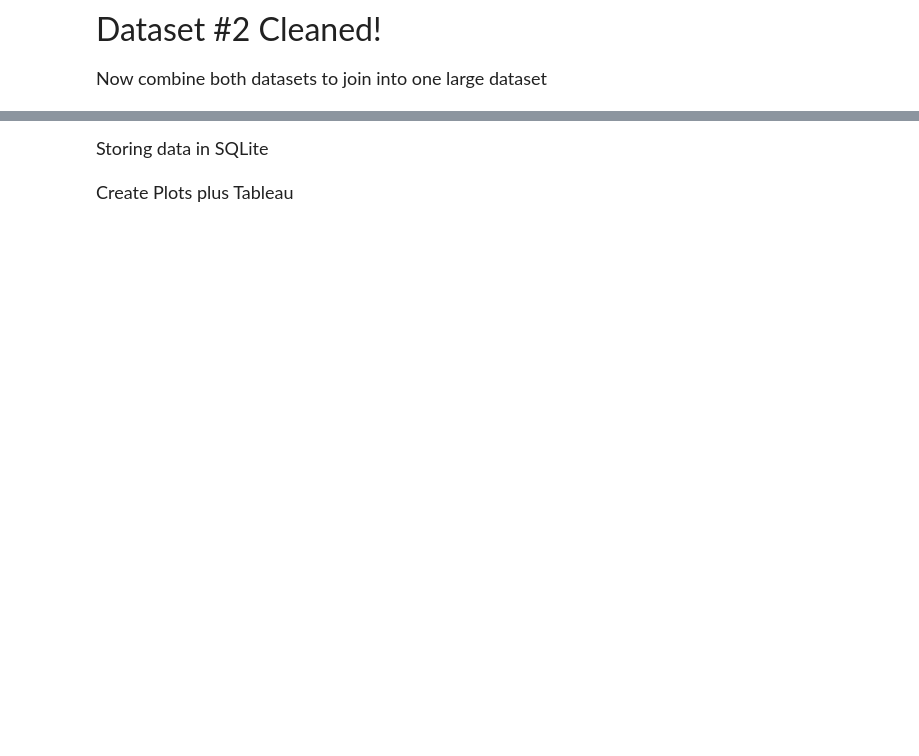
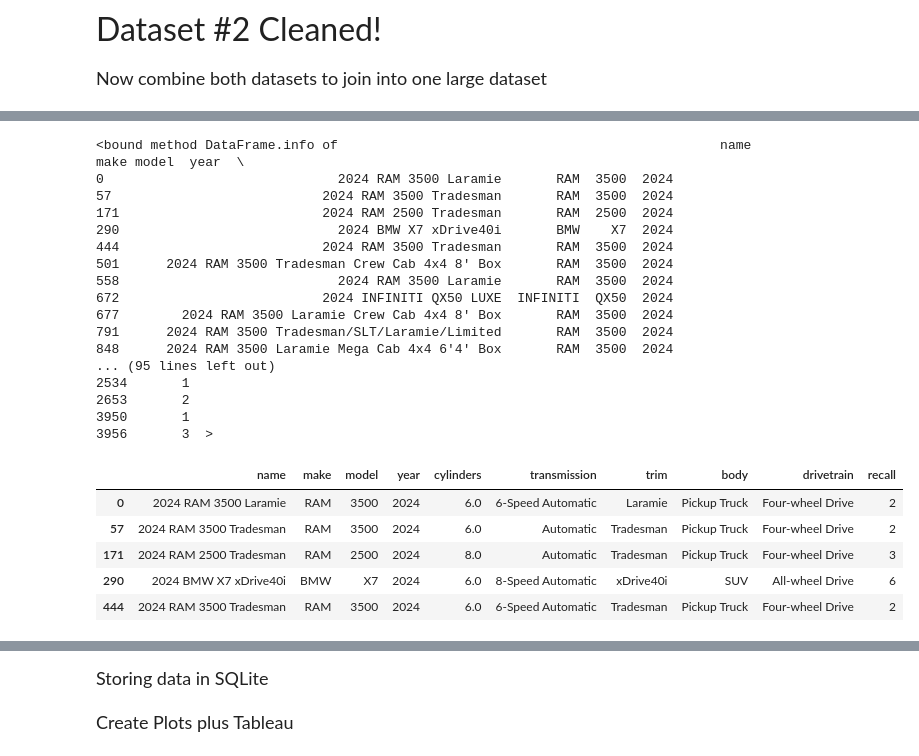
Before and after one commit to ellioc/VehicleRecalls2024, a Jupyter notebook: car_report.ipynb, the cells around one changed output, grey strips where cells are left out. Saved outputs shown, nothing was run; the diff lists cells and outputs as text; code cells hidden in the pictures; blank space fills up the shorter version.

```diff
--- a/car_report.ipynb
+++ b/car_report.ipynb
@@ -276,0 +364,29 @@ df_rcl.drop(columns= "DOCUMENT NAME")
+# %%
+finshed_df = merged_df.drop(columns=['summary', 'DOCUMENT NAME', 'NHTSA ID','price'])
+finshed_df = finshed_df.drop_duplicates()
+print(finshed_df.info)
+finshed_df.head()
+# %% [output]
+<bound method DataFrame.info of                                                 name      make model  year  \
+0                              2024 RAM 3500 Laramie       RAM  3500  2024
+57                           2024 RAM 3500 Tradesman       RAM  3500  2024
+171                          2024 RAM 2500 Tradesman       RAM  2500  2024
+290                            2024 BMW X7 xDrive40i       BMW    X7  2024
+444                          2024 RAM 3500 Tradesman       RAM  3500  2024
+501      2024 RAM 3500 Tradesman Crew Cab 4x4 8' Box       RAM  3500  2024
+558                            2024 RAM 3500 Laramie       RAM  3500  2024
+672                          2024 INFINITI QX50 LUXE  INFINITI  QX50  2024
+677        2024 RAM 3500 Laramie Crew Cab 4x4 8' Box       RAM  3500  2024
+791      2024 RAM 3500 Tradesman/SLT/Laramie/Limited       RAM  3500  2024
+848      2024 RAM 3500 Laramie Mega Cab 4x4 6'4' Box       RAM  3500  2024
+... (95 lines left out)
+2534       1
+2653       2
+3950       1
+3956       3  >
+|  | name | make | model | year | cylinders | transmission | trim | body | drivetrain | recall |
+| 0 | 2024 RAM 3500 Laramie | RAM | 3500 | 2024 | 6.0 | 6-Speed Automatic | Laramie | Pickup Truck | Four-wheel Drive | 2 |
+| 57 | 2024 RAM 3500 Tradesman | RAM | 3500 | 2024 | 6.0 | Automatic | Tradesman | Pickup Truck | Four-wheel Drive | 2 |
+| 171 | 2024 RAM 2500 Tradesman | RAM | 2500 | 2024 | 8.0 | Automatic | Tradesman | Pickup Truck | Four-wheel Drive | 3 |
+| 290 | 2024 BMW X7 xDrive40i | BMW | X7 | 2024 | 6.0 | 8-Speed Automatic | xDrive40i | SUV | All-wheel Drive | 6 |
+| 444 | 2024 RAM 3500 Tradesman | RAM | 3500 | 2024 | 6.0 | 6-Speed Automatic | Tradesman | Pickup Truck | Four-wheel Drive | 2 |
```
Also changed, not shown: parts of 15 cells of this notebook, 3 other files.
